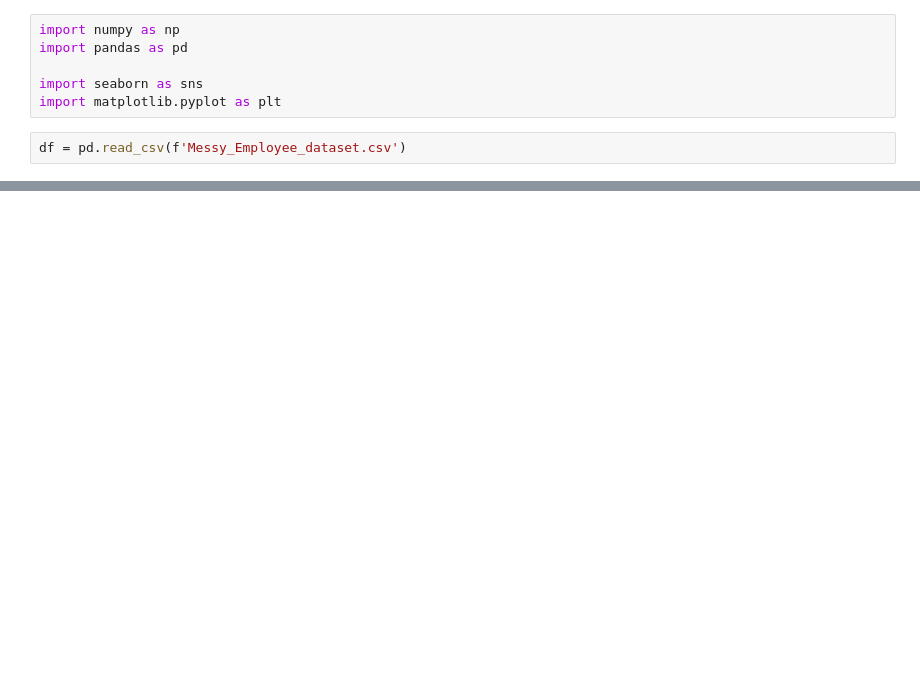
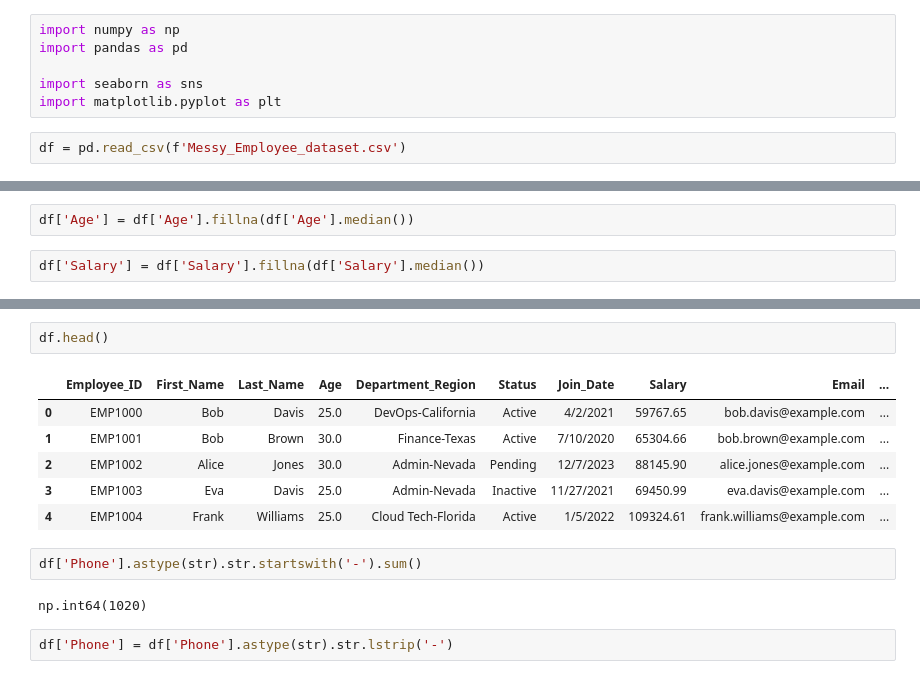
Before and after one commit to ZippoAI/Data_Cleaning, a Jupyter notebook: Employee-Dataset/Employee_Dataset.ipynb, the cells around one changed output, grey strips where cells are left out. Saved outputs shown, nothing was run; the diff lists cells and outputs as text; blank space fills up the shorter version.

```diff
--- a/Employee-Dataset/Employee_Dataset.ipynb
+++ b/Employee-Dataset/Employee_Dataset.ipynb
@@ -24,0 +71,4 @@ df
+# %%
+df['Age'] = df['Age'].fillna(df['Age'].median())
+# %%
+df['Salary'] = df['Salary'].fillna(df['Salary'].median())
@@ -24,0 +91,15 @@ df
+# %%
+df.head()
+# %% [output]
+|  | Employee_ID | First_Name | Last_Name | Age | Department_Region | Status | Join_Date | Salary | Email | ... |
+| 0 | EMP1000 | Bob | Davis | 25.0 | DevOps-California | Active | 4/2/2021 | 59767.65 | bob.davis@example.com | ... |
+| 1 | EMP1001 | Bob | Brown | 30.0 | Finance-Texas | Active | 7/10/2020 | 65304.66 | bob.brown@example.com | ... |
+| 2 | EMP1002 | Alice | Jones | 30.0 | Admin-Nevada | Pending | 12/7/2023 | 88145.90 | alice.jones@example.com | ... |
+| 3 | EMP1003 | Eva | Davis | 25.0 | Admin-Nevada | Inactive | 11/27/2021 | 69450.99 | eva.davis@example.com | ... |
+| 4 | EMP1004 | Frank | Williams | 25.0 | Cloud Tech-Florida | Active | 1/5/2022 | 109324.61 | frank.williams@example.com | ... |
+# %%
+df['Phone'].astype(str).str.startswith('-').sum()
+# %% [output]
+np.int64(1020)
+# %%
+df['Phone'] = df['Phone'].astype(str).str.lstrip('-')
```
Also changed, not shown: parts of 32 cells of this notebook, 1 other file.
